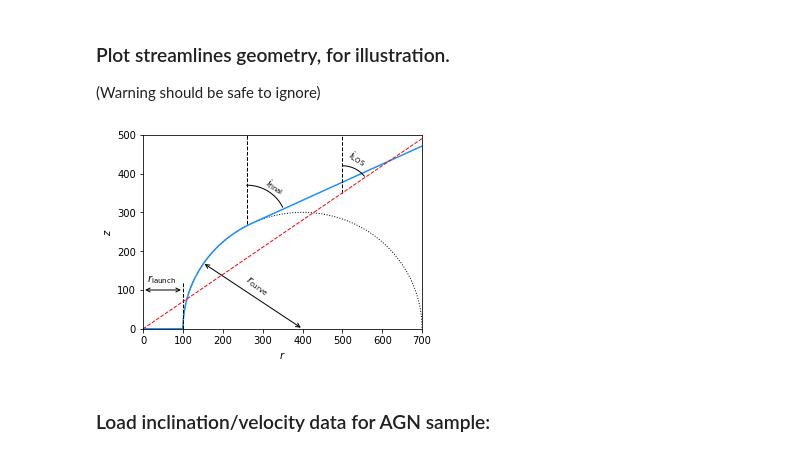
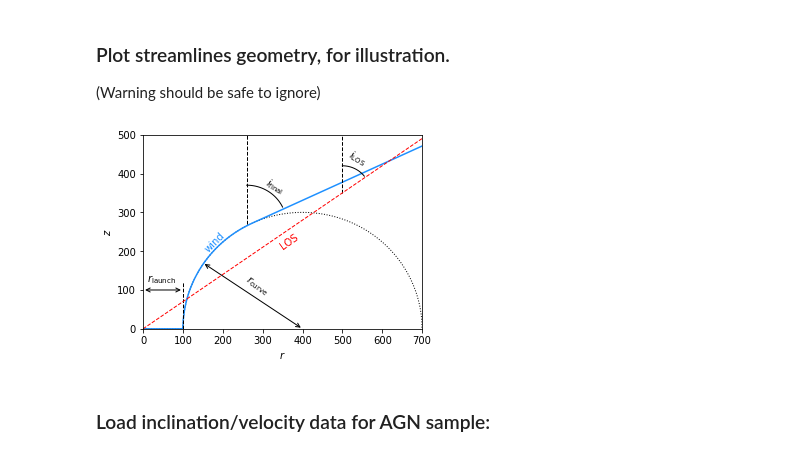
Before and after one commit to M-L-Parker/UFO_inclinations, a Jupyter notebook: Wind geometries.ipynb, the cells around one changed output. Saved outputs shown, nothing was run; the diff lists cells and outputs as text; code cells hidden in the pictures.

```diff
--- a/Wind geometries.ipynb
+++ b/Wind geometries.ipynb
@@ -95,34 +95,37 @@ pl.text(250,120,r'$r_\mathrm{curve}$',rotation=325)
 
 # Vertical line for i_final angle
 pl.plot([260,260],[270,500],c='k',ls='--',lw=1)
 
 # Vertical line for r_launch
 pl.plot([100,100],[0,120],c='k',ls='--',lw=1)
 
 # Vertical line for i
 pl.plot([500,500],[350,500],c='k',ls='--',lw=1)
 
 # Arc for i_final
 xs_temp=np.linspace(260,350,100)
 ys_temp=[270.+(100.**2-(x-260)**2)**0.5 for x in xs_temp]
 pl.plot(xs_temp,ys_temp,ls='-',c='k',lw=1)
 
 # Arc for i
 xs_temp=np.linspace(500,555,100)
 ys_temp=[350.+(70.**2-(x-500)**2)**0.5 for x in xs_temp]
 pl.plot(xs_temp,ys_temp,ls='-',c='k',lw=1)
 
 pl.text(300,370,r'$i_\mathrm{final}$',rotation=330)
 pl.text(510,440,r'$i_\mathrm{LOS}$',rotation=330)
 
 xs_temp=np.linspace(0,700,2)
 pl.plot(xs_temp,los(xs_temp,i_view=55),color='r',ls='--',lw=1)
 
+pl.text(150,235,'wind',rotation=45,color='dodgerblue')
+pl.text(340,230,'LOS',rotation=35,color='red')
+
 # pl.text()
 pl.savefig('geometry_fig.pdf',bbox_inches='tight')
 pl.show()
 # %% [output]
-[figure, old version]
+[figure, new version]
 # %% [markdown]
 ### Load inclination/velocity data for AGN sample:
 # %%
```
Also changed, not shown: parts of 4 cells of this notebook, 3 other files.
